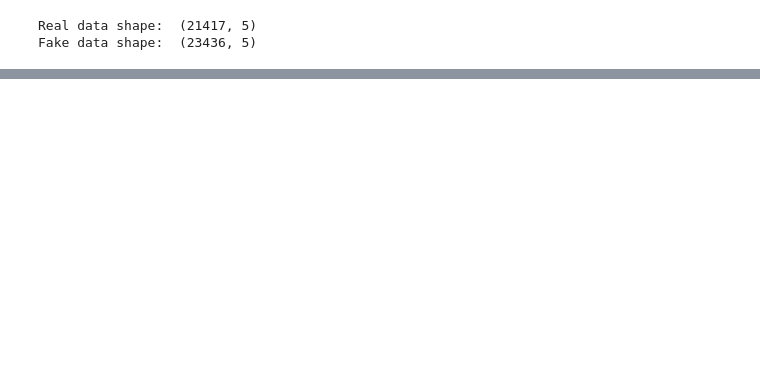
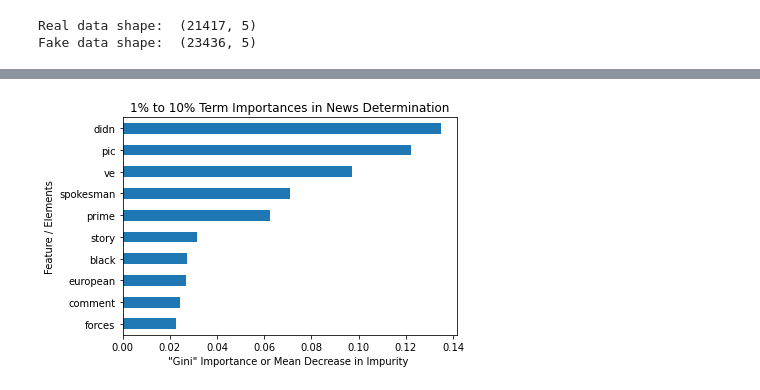
Before and after one commit to StephenSpicer/News_Parsing_DS23_unit02, a Jupyter notebook: unit02/fourthworkup.ipynb, the cells around one changed output, grey strips where cells are left out. Drawn from its saved outputs; the diff is of its cells as text; code cells hidden in the pictures; blank space fills up the shorter version.

```diff
--- a/unit02/fourthworkup.ipynb
+++ b/unit02/fourthworkup.ipynb
@@ -103,0 +423,16 @@ Index(['title', 'text', 'date', 'Fake'], dtype='object')
+# %%
+
+## Model 04 -  min 0.01  |  max 0.1
+model4 = Pipeline([
+    ('vectorizer', TfidfVectorizer(stop_words = 'english', strip_accents ='ascii', max_features = 100, min_df= 0.01 , max_df= 0.1)),
+    #('dim_red', TruncatedSVD(n_components=19, random_state=42)),
+    ('encoder', OrdinalEncoder()),
+    ('predictor', GradientBoostingClassifier(random_state=42, verbose=1))
+])
+
+
+model4.fit(Xb_train, yb_train);
+print('model4 train: ', model4.score(Xb_train, yb_train))
+print('model4 val: ', model4.score(Xb_val, yb_val))
+print('model4 test: ',model4.score(Xb_test, yb_test))
+print()
@@ -103,0 +457,13 @@ Index(['title', 'text', 'date', 'Fake'], dtype='object')
+# %%
+# model 4 feature importances graph
+
+vectorizer = TfidfVectorizer()
+importances = model4.named_steps['predictor'].feature_importances_
+features = model4.named_steps['vectorizer'].get_feature_names()
+feat_imp = pd.Series(importances, index=features).sort_values()
+feat_imp.tail(10).plot(kind='barh')
+plt.xlabel('"Gini" Importance or Mean Decrease in Impurity ')
+plt.ylabel('Feature / Elements')
+plt.title('1% to 10% Term Importances in News Determination');
+# %% [output]
+[figure, added]
```
Also changed, not shown: parts of 43 cells of this notebook.
